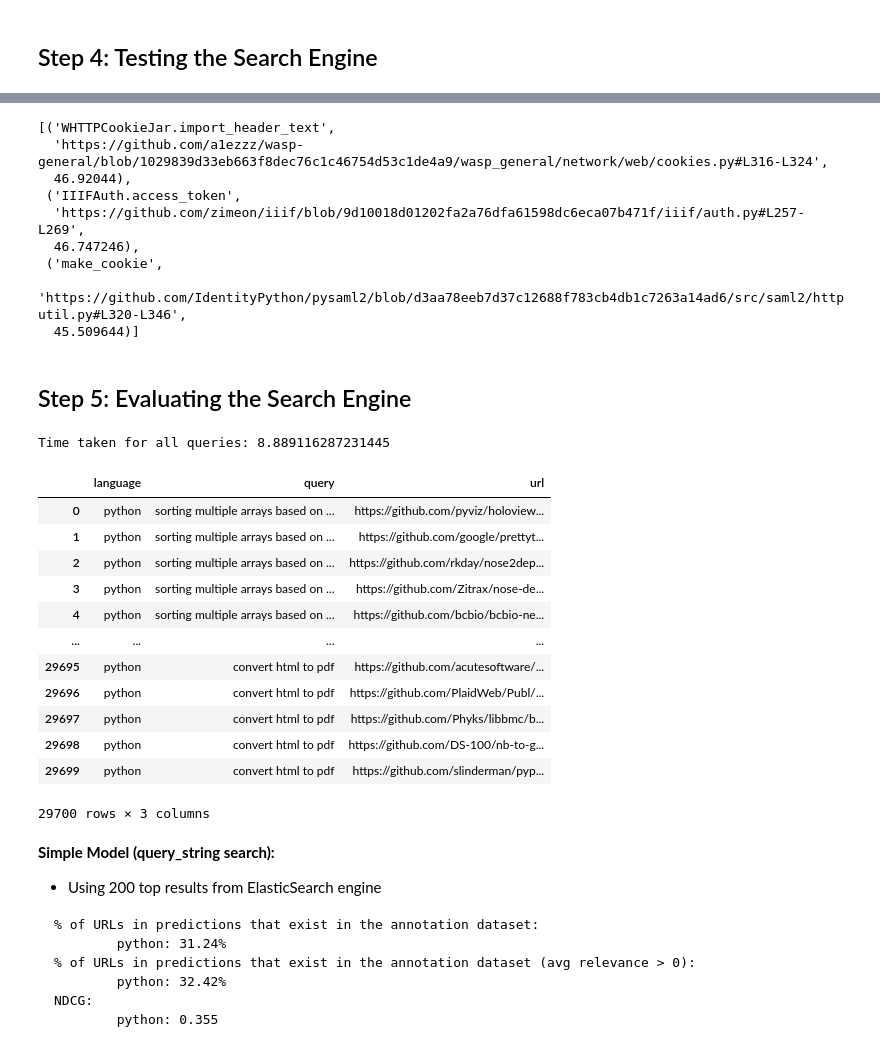
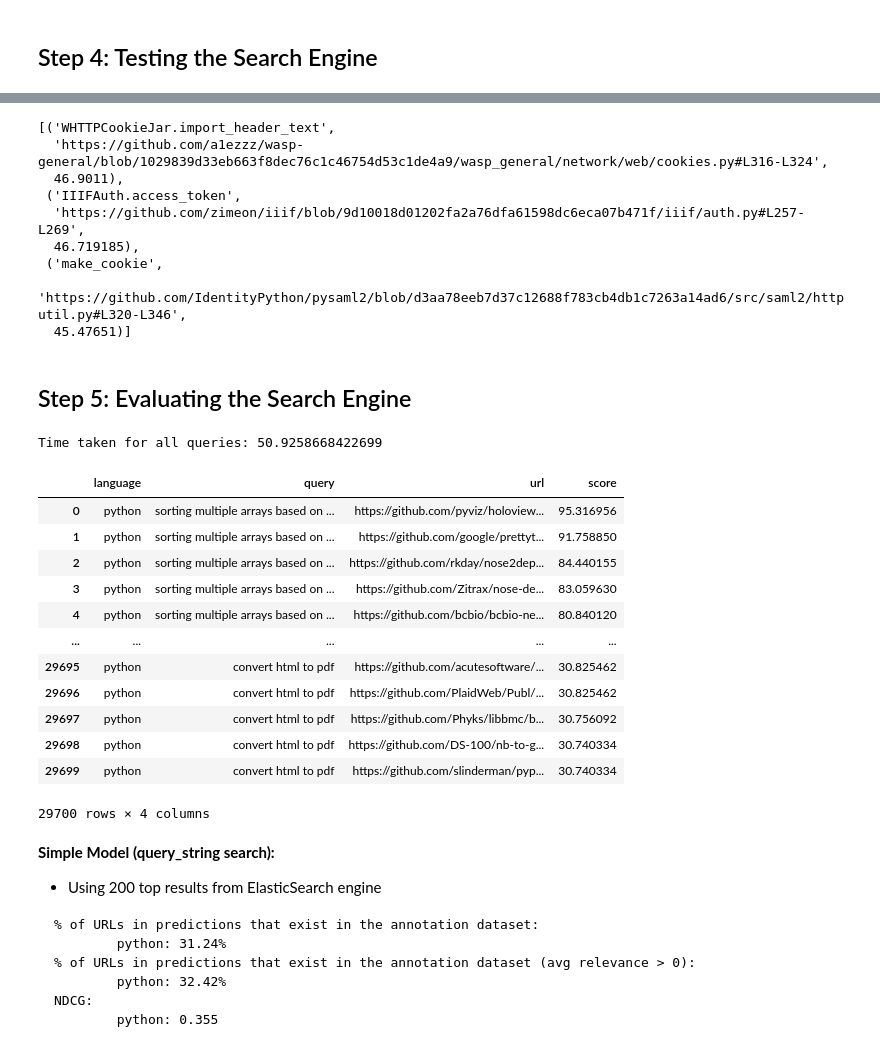
Before and after one commit to toekneeta/CodeSemanticSearch, a Jupyter notebook: elastic_search_engine.ipynb, the cells around one changed output, grey strips where cells are left out. Cells and saved outputs as stored; diff of their text form; code cells hidden in the pictures.

```diff
--- a/elastic_search_engine.ipynb
+++ b/elastic_search_engine.ipynb
@@ -183,10 +167,10 @@ def es_search(query, k=10):
                         "phrase_slop": 2  # allows for flexibility in phrase matching
                     }
                 },
-                "should": [
-                    {"match_phrase": {"func_name": {"query": query, "boost": 2}}},
-                    {"match_phrase": {"whole_func_string": {"query": query, "boost": 3}}}
-                ]
+                # "should": [
+                #     {"match_phrase": {"func_name": {"query": query, "boost": 2}}},
+                #     {"match_phrase": {"whole_func_string": {"query": query, "boost": 3}}}
+                # ]
             }
         },
         "size": k
@@ -232,13 +228,13 @@ es_search(query, 3)
 # %% [output]
 [('WHTTPCookieJar.import_header_text',
   'https://github.com/a1ezzz/wasp-general/blob/1029839d33eb663f8dec76c1c46754d53c1de4a9/wasp_general/network/web/cookies.py#L316-L324',
-  46.92044),
+  46.9011),
  ('IIIFAuth.access_token',
   'https://github.com/zimeon/iiif/blob/9d10018d01202fa2a76dfa61598dc6eca07b471f/iiif/auth.py#L257-L269',
-  46.747246),
+  46.719185),
  ('make_cookie',
   'https://github.com/IdentityPython/pysaml2/blob/d3aa78eeb7d37c12688f783cb4db1c7263a14ad6/src/saml2/httputil.py#L320-L346',
-  45.509644)]
+  45.47651)]
 # %% [markdown]
 ## Step 5: Evaluating the Search Engine
 # %%
@@ -258,7 +254,8 @@ def run_test_query_python_es(query_list, k=10):
         # for each result of the query, add a row to test_results with
         # the language (python), the query, and the GitHub Url to the result
         for result in query_search:
-            query_results = ["python", query, result[1]]
+            # query_results = ["python", query, result[1]]
+            query_results = ["python", query, result[1], result[2]]
             test_results.append(query_results)
 
 
@@ -275,25 +272,25 @@ query_list = python_queries['Query'].unique().tolist()
 # run the tests for the evaluation data
 test_es_results = run_test_query_python_es(query_list, 300)
 # %% [output]
-Time taken for all queries: 8.889116287231445
+Time taken for all queries: 50.9258668422699
 # %%
 # store the test results as a Pandas DataFrame
 test_es_results_df = pd.DataFrame(test_es_results)
-test_es_results_df = test_es_results_df.rename(columns={0: "language", 1: "query", 2: "url"})
+test_es_results_df.columns=['language', 'query', 'url', 'score']
 test_es_results_df
 # %% [output]
-|  | language | query | url |
-| 0 | python | sorting multiple arrays based on ... | https://github.com/pyviz/holoview... |
-| 1 | python | sorting multiple arrays based on ... | https://github.com/google/prettyt... |
-| 2 | python | sorting multiple arrays based on ... | https://github.com/rkday/nose2dep... |
-| 3 | python | sorting multiple arrays based on ... | https://github.com/Zitrax/nose-de... |
-| 4 | python | sorting multiple arrays based on ... | https://github.com/bcbio/bcbio-ne... |
-| ... | ... | ... | ... |
-| 29695 | python | convert html to pdf | https://github.com/acutesoftware/... |
-| 29696 | python | convert html to pdf | https://github.com/PlaidWeb/Publ/... |
-| 29697 | python | convert html to pdf | https://github.com/Phyks/libbmc/b... |
-| 29698 | python | convert html to pdf | https://github.com/DS-100/nb-to-g... |
-| 29699 | python | convert html to pdf | https://github.com/slinderman/pyp... |
+|  | language | query | url | score |
+| 0 | python | sorting multiple arrays based on ... | https://github.com/pyviz/holoview... | 95.316956 |
+| 1 | python | sorting multiple arrays based on ... | https://github.com/google/prettyt... | 91.758850 |
+| 2 | python | sorting multiple arrays based on ... | https://github.com/rkday/nose2dep... | 84.440155 |
+| 3 | python | sorting multiple arrays based on ... | https://github.com/Zitrax/nose-de... | 83.059630 |
+| 4 | python | sorting multiple arrays based on ... | https://github.com/bcbio/bcbio-ne... | 80.840120 |
+| ... | ... | ... | ... | ... |
+| 29695 | python | convert html to pdf | https://github.com/acutesoftware/... | 30.825462 |
+| 29696 | python | convert html to pdf | https://github.com/PlaidWeb/Publ/... | 30.825462 |
+| 29697 | python | convert html to pdf | https://github.com/Phyks/libbmc/b... | 30.756092 |
+| 29698 | python | convert html to pdf | https://github.com/DS-100/nb-to-g... | 30.740334 |
+| 29699 | python | convert html to pdf | https://github.com/slinderman/pyp... | 30.740334 |
-29700 rows × 3 columns
+29700 rows × 4 columns
 # %%
 # Export the model predictions to a csv file
```
Also changed, not shown: parts of 20 cells of this notebook.
